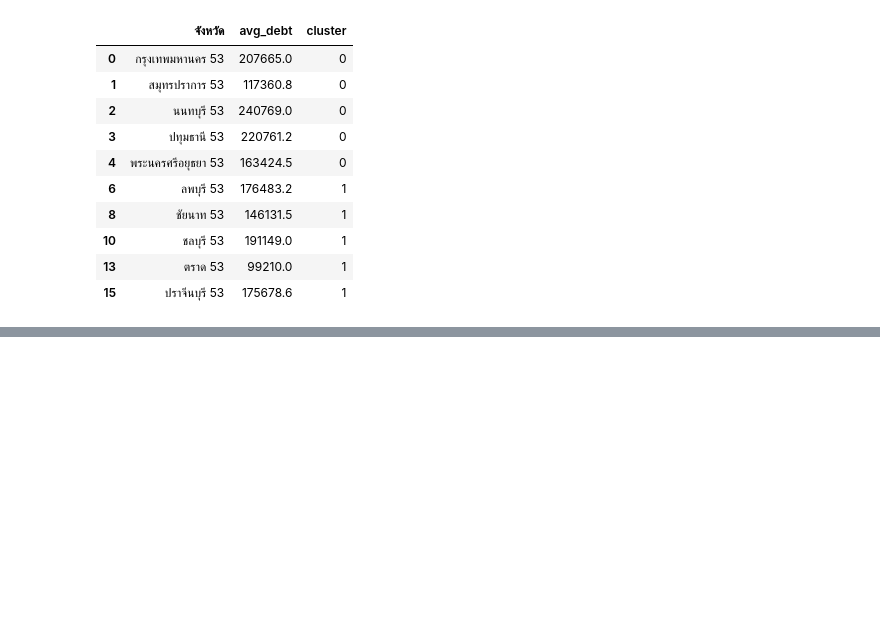
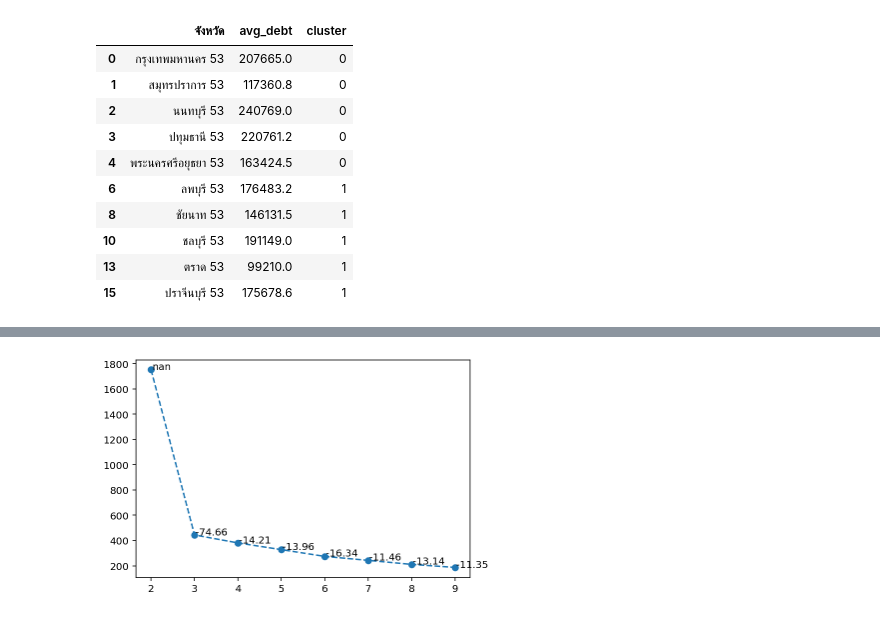
Before and after one commit to MMoltira/DataMining, a Jupyter notebook: Untitled0.ipynb, the cells around one changed output, grey strips where cells are left out. Drawn from its saved outputs; the diff is of its cells as text; code cells hidden in the pictures; blank space fills up the shorter version.

```diff
--- a/Untitled0.ipynb
+++ b/Untitled0.ipynb
@@ -264,0 +409,3 @@ avg_Debt_1.groupby('cluster').head().sort_values('cluster')
+# %%
+ddd=pd.DataFrame(ssdd, columns=['k', 'ssdd']) #ddd ตัวแปรของการหย่า
+ddd
@@ -264,0 +422,3 @@ avg_Debt_1.groupby('cluster').head().sort_values('cluster')
+# %%
+ddd['pct_chg']=ddd['ssdd'].pct_change() * 100
+ddd
@@ -264,0 +435,7 @@ avg_Debt_1.groupby('cluster').head().sort_values('cluster')
+# %%
+plt.plot(ddd['k'], ddd['ssdd'], linestyle='--', marker='o')
+# plt.plot(xyd[:, 0], xyd[:, 1], '--o')
+for index, row in ddd.iterrows():
+    plt.text(row['k']+.02, row['ssdd']+.02, f'{row["pct_chg"]:.2f}', fontsize=10)
+# %% [output]
+[figure, added]
```
Also changed, not shown: parts of 104 cells of this notebook.
